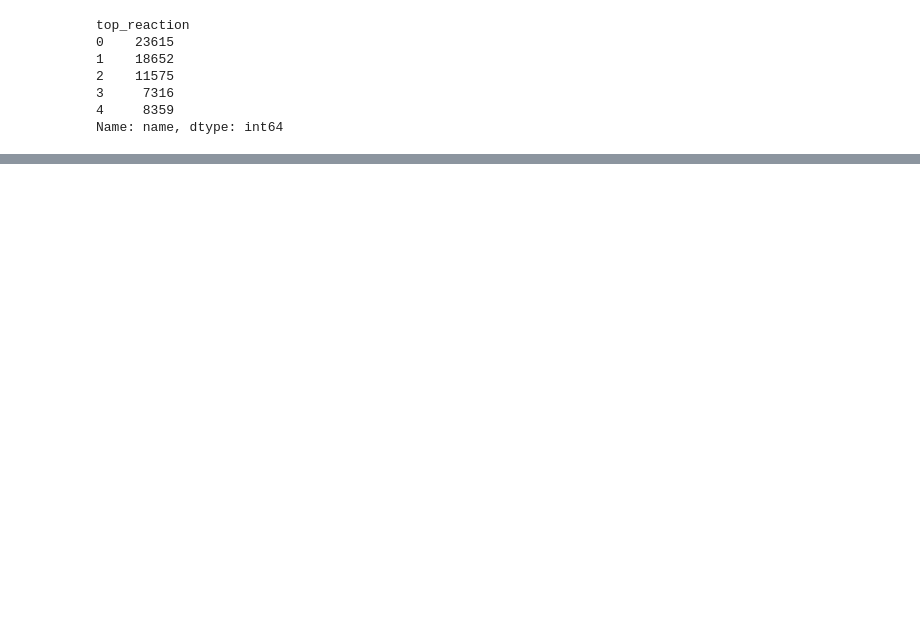
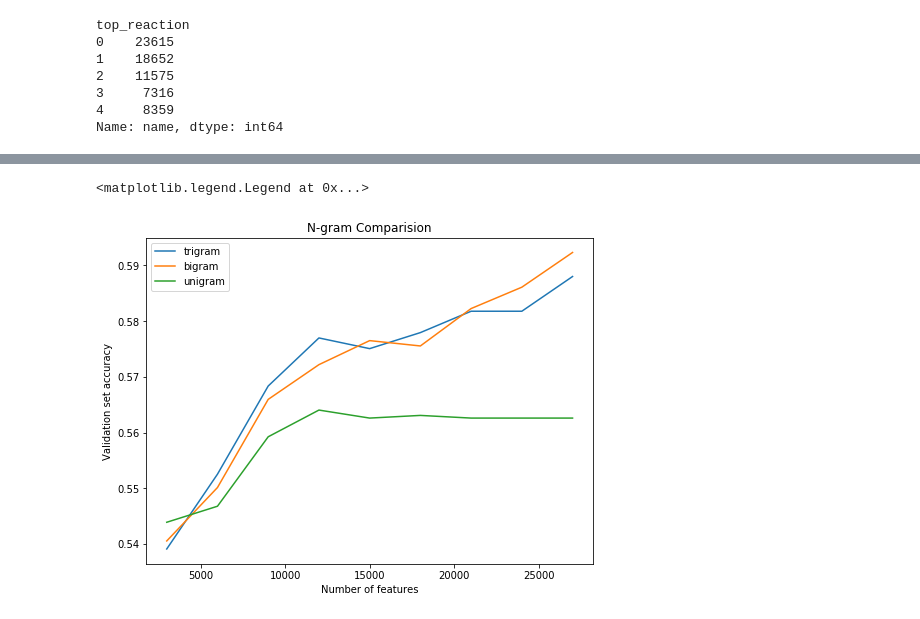
Before and after one commit to anilkumarravuru/EmotionAnalysis, a Jupyter notebook: Models.ipynb, the cells around one changed output, grey strips where cells are left out. Drawn from its saved outputs; the diff is of its cells as text; code cells hidden in the pictures; blank space fills up the shorter version.

```diff
--- a/Models.ipynb
+++ b/Models.ipynb
@@ -26,0 +130,4 @@ val_features, test_features, val_labels, test_labels = train_test_split(rest_fea
+# %%
+%%time
+print("Unigram results with custom stopwords")
+ucsw = nfeature_accuracy_checker()
@@ -26,0 +170,4 @@ val_features, test_features, val_labels, test_labels = train_test_split(rest_fea
+# %%
+%%time
+print("Bigram results")
+feature_result_bg = nfeature_accuracy_checker(ngram_range=(1, 2))
@@ -26,0 +192,4 @@ val_features, test_features, val_labels, test_labels = train_test_split(rest_fea
+# %%
+%%time
+print("Bigram results")
+feature_result_tg = nfeature_accuracy_checker(ngram_range=(1, 3))
@@ -26,0 +214,16 @@ val_features, test_features, val_labels, test_labels = train_test_split(rest_fea
+# %%
+nfeatures_plot_tg = pd.DataFrame(feature_result_tg,columns=['nfeatures','validation_accuracy','train_test_time'])
+nfeatures_plot_bg = pd.DataFrame(feature_result_bg,columns=['nfeatures','validation_accuracy','train_test_time'])
+nfeatures_plot_ug = pd.DataFrame(ucsw,columns=['nfeatures','validation_accuracy','train_test_time'])
+
+plt.figure(figsize=(8,6))
+plt.plot(nfeatures_plot_tg.nfeatures, nfeatures_plot_tg.validation_accuracy,label='trigram')
+plt.plot(nfeatures_plot_bg.nfeatures, nfeatures_plot_bg.validation_accuracy,label='bigram')
+plt.plot(nfeatures_plot_ug.nfeatures, nfeatures_plot_ug.validation_accuracy, label='unigram')
+plt.title("N-gram Comparision")
+plt.xlabel("Number of features")
+plt.ylabel("Validation set accuracy")
+plt.legend()
+# %% [output]
+<matplotlib.legend.Legend at 0x...>
+[figure, added]
```
Also changed, not shown: parts of 19 cells of this notebook, 3 other files.
